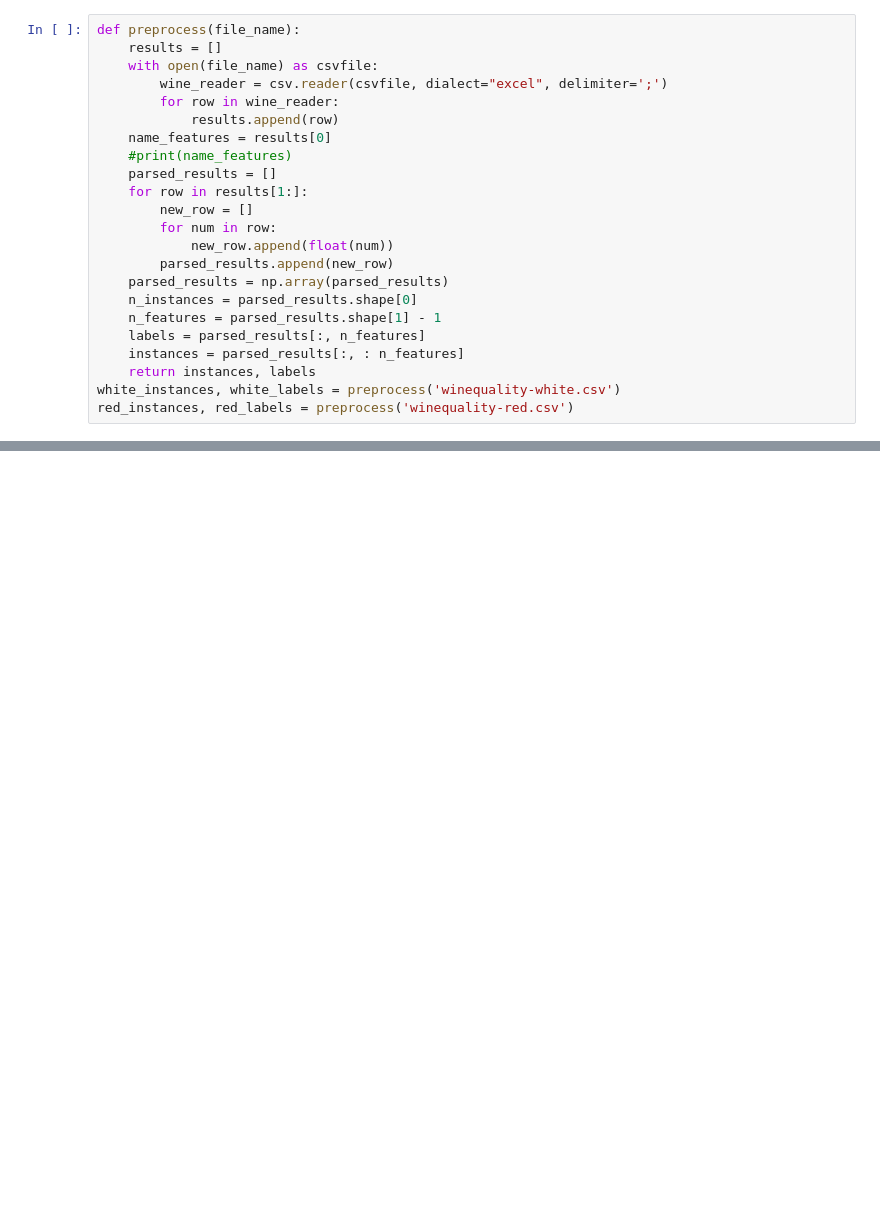
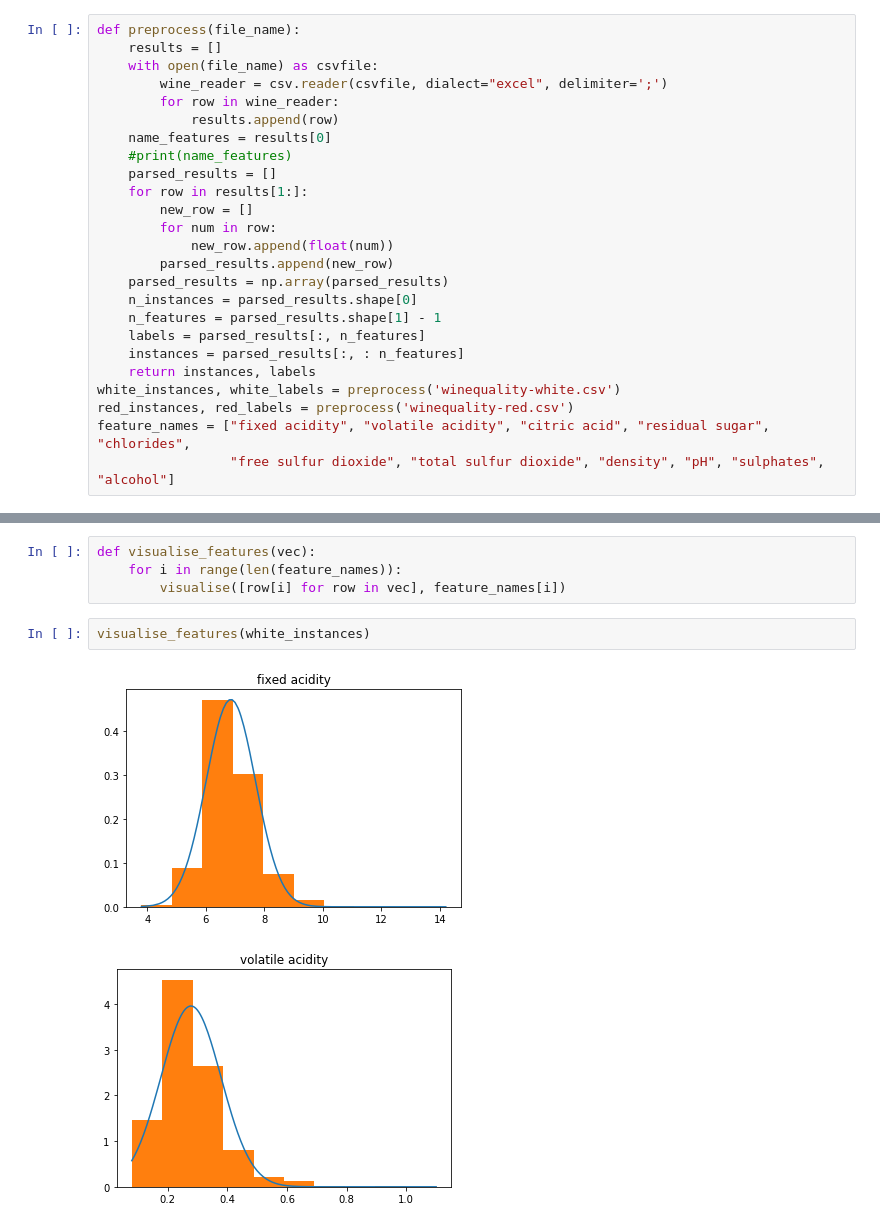
Before and after one commit to baohien97/wine-stuff, a Jupyter notebook: Project/data_preprocessed.ipynb, the cells around one changed output, grey strips where cells are left out. Drawn from its saved outputs; the diff is of its cells as text; blank space fills up the shorter version.

```diff
--- a/Project/data_preprocessed.ipynb
+++ b/Project/data_preprocessed.ipynb
@@ -26,3 +27,5 @@ def preprocess(file_name):
     return instances, labels
 white_instances, white_labels = preprocess('winequality-white.csv')
 red_instances, red_labels = preprocess('winequality-red.csv')
+feature_names = ["fixed acidity", "volatile acidity", "citric acid", "residual sugar", "chlorides",
+                 "free sulfur dioxide", "total sulfur dioxide", "density", "pH", "sulphates", "alcohol"]
@@ -42,0 +51,9 @@ visualise_labels(red_labels)
+# %%
+def visualise_features(vec):
+    for i in range(len(feature_names)):
+        visualise([row[i] for row in vec], feature_names[i])
+# %%
+visualise_features(white_instances)
+# %% [output]
+[figure, added]
+[figure, added]
```
Also changed, not shown: parts of 12 cells of this notebook.
